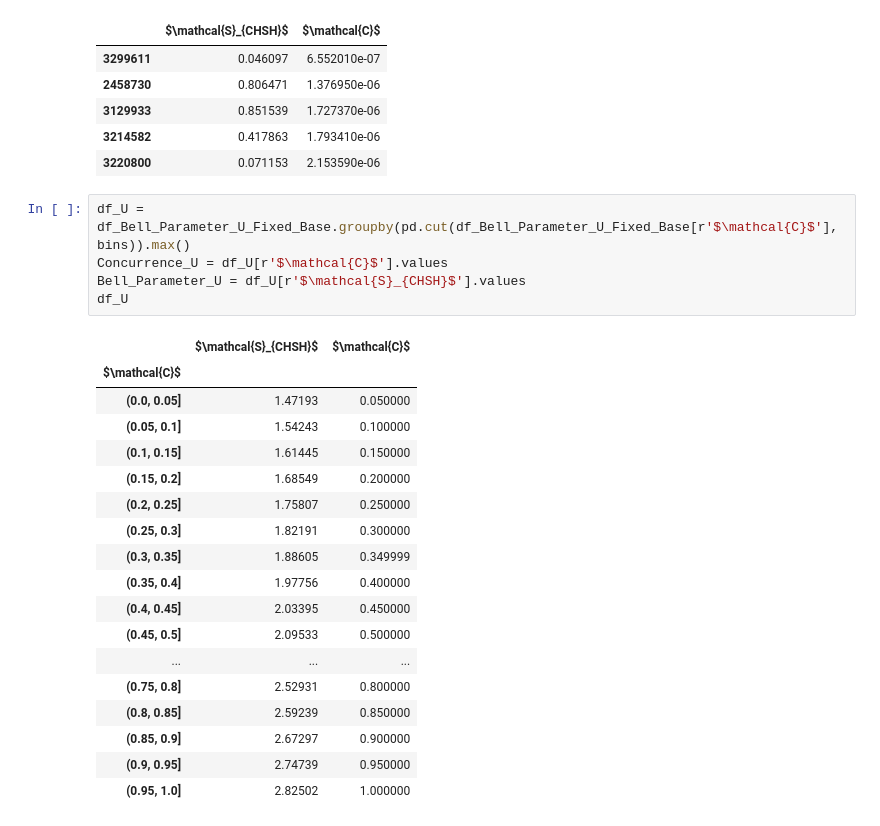
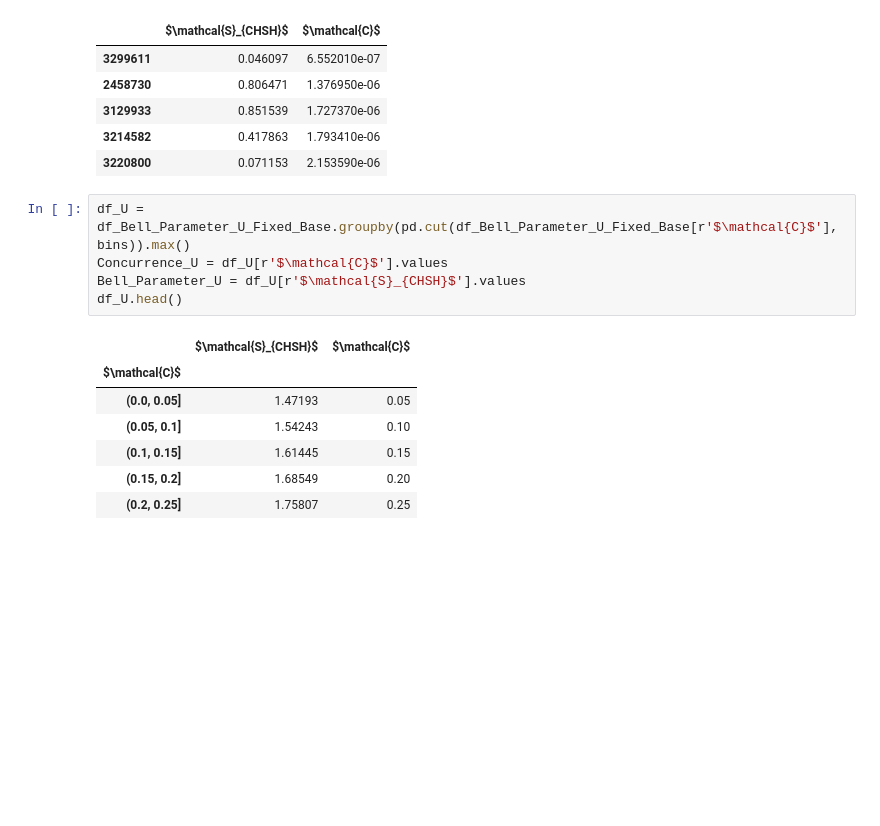
Before and after one commit to Rafffaelb/Dirac_Billiard, a Jupyter notebook: Chiral/Data_Analysis/Dirac_Bell_Parameter.ipynb, the cells around one changed output. Cells and saved outputs as stored; diff of their text form; blank space fills up the shorter version.

```diff
--- a/Chiral/Data_Analysis/Dirac_Bell_Parameter.ipynb
+++ b/Chiral/Data_Analysis/Dirac_Bell_Parameter.ipynb
@@ -450,27 +419,16 @@ df_Bell_Parameter_U_Fixed_Base.head()
 # %%
 df_U = df_Bell_Parameter_U_Fixed_Base.groupby(pd.cut(df_Bell_Parameter_U_Fixed_Base[r'$\mathcal{C}$'], bins)).max()
 Concurrence_U = df_U[r'$\mathcal{C}$'].values
 Bell_Parameter_U = df_U[r'$\mathcal{S}_{CHSH}$'].values
-df_U
+df_U.head()
 # %% [output]
 |  | $\mathcal{S}_{CHSH}$ | $\mathcal{C}$ |
 | $\mathcal{C}$ |  |  |
-| (0.0, 0.05] | 1.47193 | 0.050000 |
-| (0.05, 0.1] | 1.54243 | 0.100000 |
-| (0.1, 0.15] | 1.61445 | 0.150000 |
-| (0.15, 0.2] | 1.68549 | 0.200000 |
-| (0.2, 0.25] | 1.75807 | 0.250000 |
-| (0.25, 0.3] | 1.82191 | 0.300000 |
-| (0.3, 0.35] | 1.88605 | 0.349999 |
-| (0.35, 0.4] | 1.97756 | 0.400000 |
-| (0.4, 0.45] | 2.03395 | 0.450000 |
-| (0.45, 0.5] | 2.09533 | 0.500000 |
-| ... | ... | ... |
-| (0.75, 0.8] | 2.52931 | 0.800000 |
-| (0.8, 0.85] | 2.59239 | 0.850000 |
-| (0.85, 0.9] | 2.67297 | 0.900000 |
-| (0.9, 0.95] | 2.74739 | 0.950000 |
-| (0.95, 1.0] | 2.82502 | 1.000000 |
+| (0.0, 0.05] | 1.47193 | 0.05 |
+| (0.05, 0.1] | 1.54243 | 0.10 |
+| (0.1, 0.15] | 1.61445 | 0.15 |
+| (0.15, 0.2] | 1.68549 | 0.20 |
+| (0.2, 0.25] | 1.75807 | 0.25 |
 # %%
 fig, axs = plt.subplots(1,1, figsize = (8, 6), constrained_layout = True)
 
```
Also changed, not shown: parts of 10 cells of this notebook, 3 other files.
